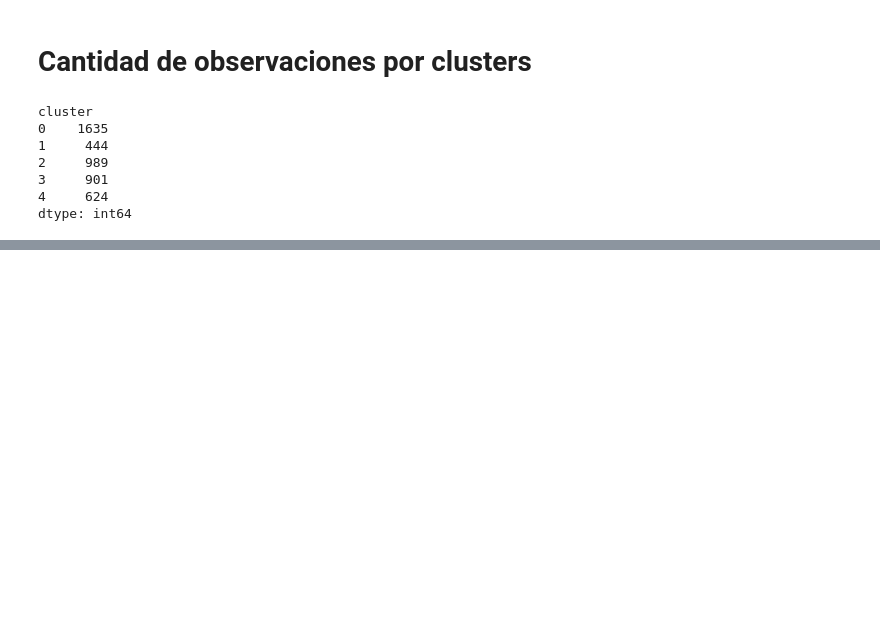
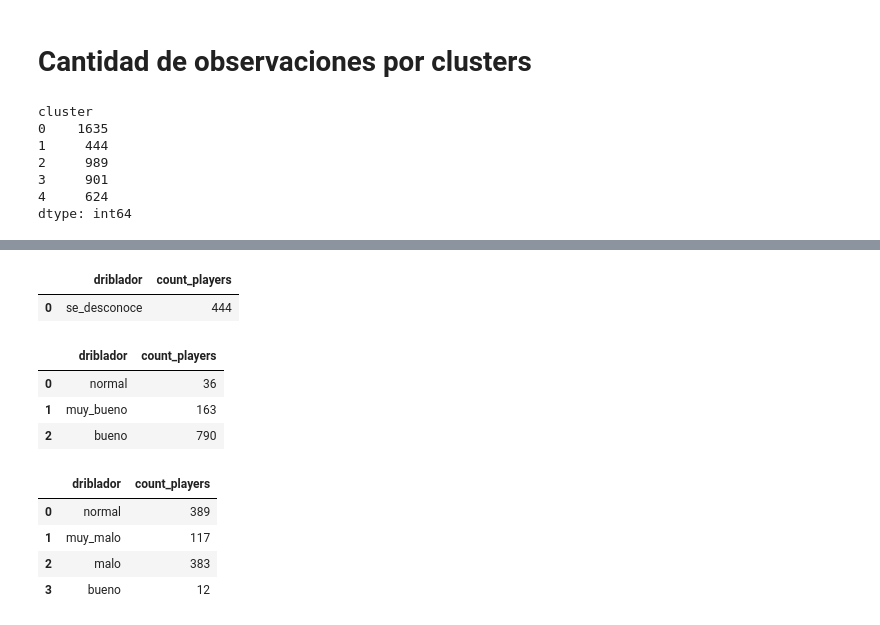
Before and after one commit to pablonicolasr/diplodatos-aans-2022-grupo32, a Jupyter notebook: entregable5_pablonicolasramos90.ipynb, the cells around one changed output, grey strips where cells are left out. Drawn from its saved outputs; the diff is of its cells as text; code cells hidden in the pictures; blank space fills up the shorter version.

```diff
--- a/entregable5_pablonicolasramos90.ipynb
+++ b/entregable5_pablonicolasramos90.ipynb
@@ -547,0 +604,50 @@ dtype: int64
+# %%
+grupo_1 = df_ov[df_ov["cluster"] == 1]
+
+grupo_1["driblador"] = grupo_1.apply(lambda x: cat_dribbling(float(x["dribbling"])), axis=1)
+
+group_by_df_1 = grupo_1.groupby(["driblador"]).size().reset_index(name="count_players")
+
+sort_group_by_df_1 = group_by_df_1.sort_values(by=["driblador"], ascending=False)
+
+sort_group_by_df_1 = sort_group_by_df_1.reset_index(drop=True)
+
+sort_group_by_df_1
+# %% [output]
+|  | driblador | count_players |
+| 0 | se_desconoce | 444 |
+# %%
+grupo_2 = df_ov[df_ov["cluster"] == 2]
+
+grupo_2["driblador"] = grupo_2.apply(lambda x: cat_dribbling(float(x["dribbling"])), axis=1)
+
+group_by_df_2 = grupo_2.groupby(["driblador"]).size().reset_index(name="count_players")
+
+sort_group_by_df_2 = group_by_df_2.sort_values(by=["driblador"], ascending=False)
+
+sort_group_by_df_2 = sort_group_by_df_2.reset_index(drop=True)
+
+sort_group_by_df_2
+# %% [output]
+|  | driblador | count_players |
+| 0 | normal | 36 |
+| 1 | muy_bueno | 163 |
+| 2 | bueno | 790 |
+# %%
+grupo_3 = df_ov[df_ov["cluster"] == 3]
+
+grupo_3["driblador"] = grupo_3.apply(lambda x: cat_dribbling(float(x["dribbling"])), axis=1)
+
+group_by_df_3 = grupo_3.groupby(["driblador"]).size().reset_index(name="count_players")
+
+sort_group_by_df_3 = group_by_df_3.sort_values(by=["driblador"], ascending=False)
+
+sort_group_by_df_3 = sort_group_by_df_3.reset_index(drop=True)
+
+sort_group_by_df_3
+# %% [output]
+|  | driblador | count_players |
+| 0 | normal | 389 |
+| 1 | muy_malo | 117 |
+| 2 | malo | 383 |
+| 3 | bueno | 12 |
```
Also changed, not shown: parts of 13 cells of this notebook.
